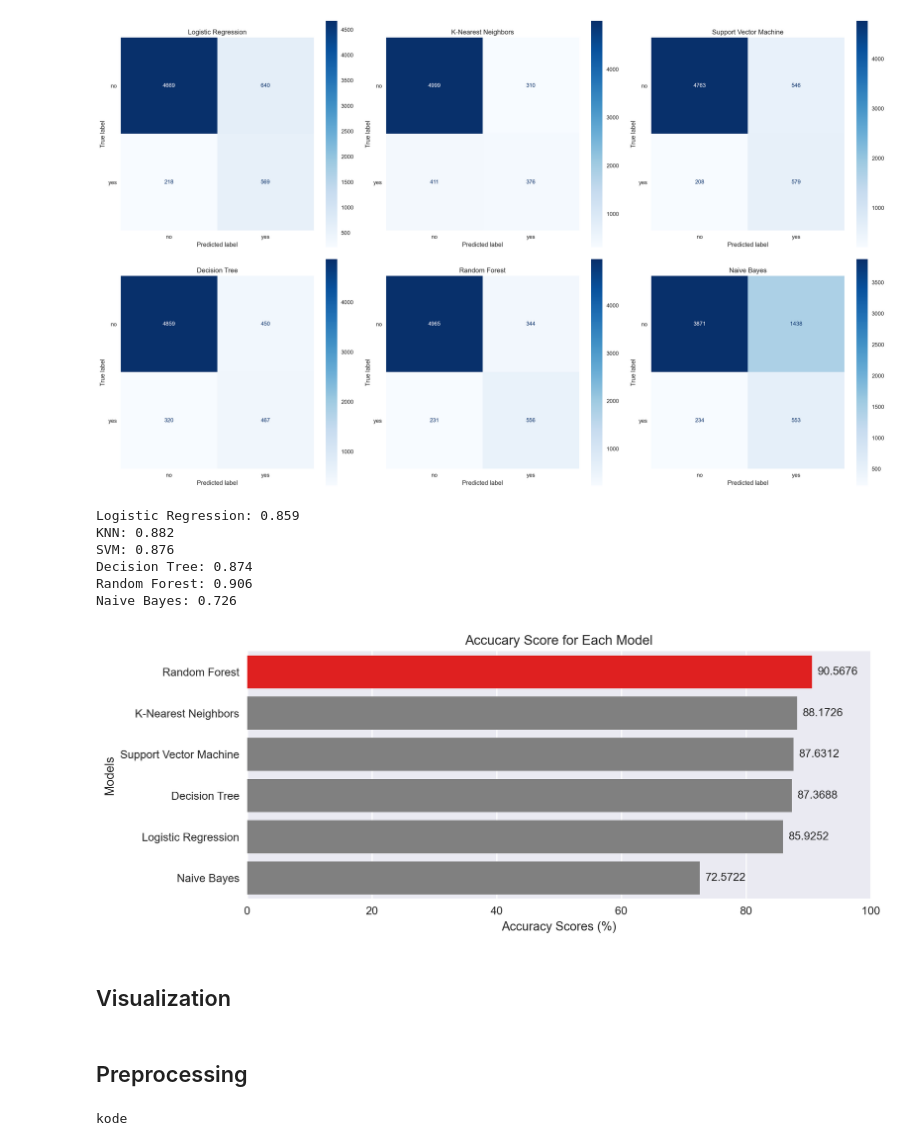
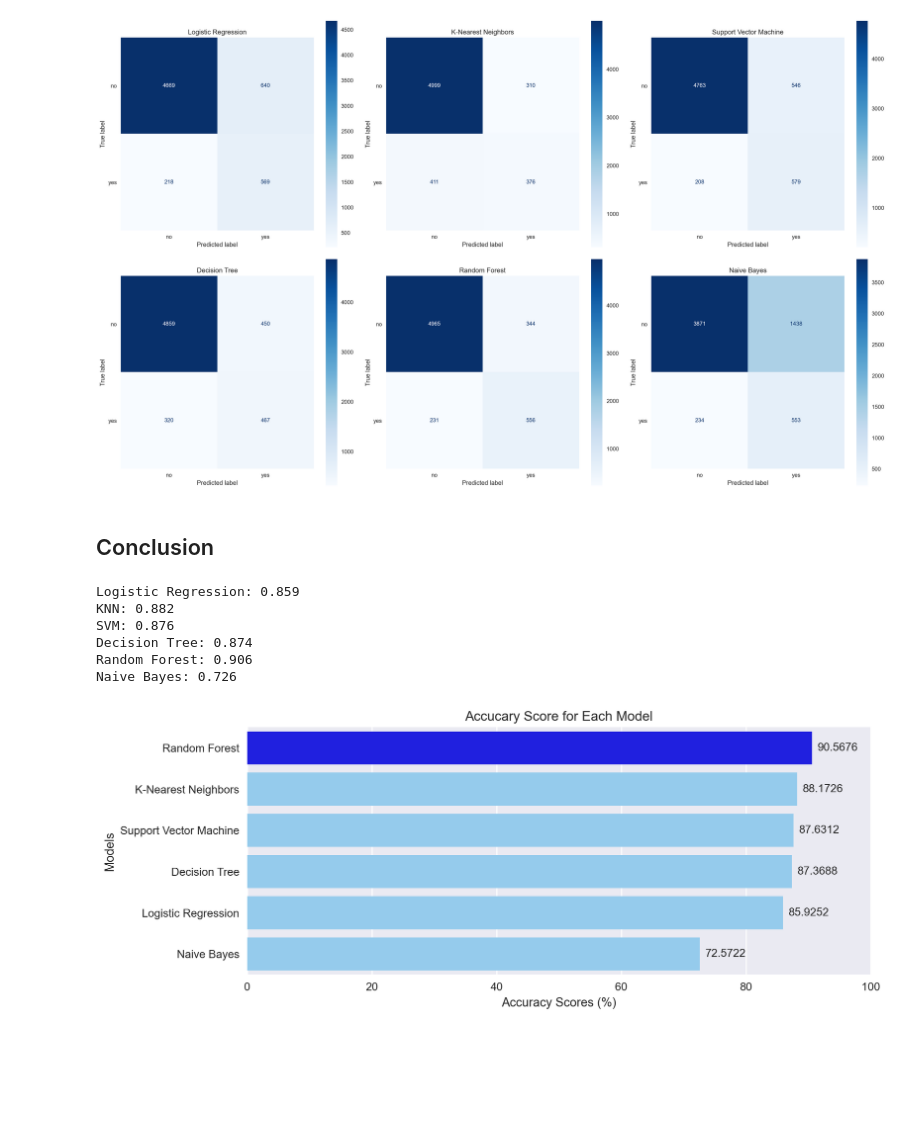
Before and after one commit to yusrainiasraa/Hacktiv8, a Jupyter notebook: Assignment/PYTN_Assgn_3_5_Yusraini/PYTN_Assgn_3_5_Yusraini.ipynb, the cells around one changed output. Saved outputs shown, nothing was run; the diff lists cells and outputs as text; code cells hidden in the pictures; blank space fills up the shorter version.

```diff
--- a/Assignment/PYTN_Assgn_3_5_Yusraini/PYTN_Assgn_3_5_Yusraini.ipynb
+++ b/Assignment/PYTN_Assgn_3_5_Yusraini/PYTN_Assgn_3_5_Yusraini.ipynb
@@ -186,7 +259,7 @@ plt.show()
 # %%
-from dython.nominal import identify_numeric_columns,identify_nominal_columns
-
+# Terlebih dahulu pisahkan categorical dan numerical columns
 cat_columns,num_columns = identify_nominal_columns(df),identify_numeric_columns(df)
+cat_columns.remove('y')
 for i,j in zip(["Categorical Columns","Numerical Columns"],[cat_columns,num_columns]):
     print(f"{i}\t: {j}")
 # %% [output]
@@ -194,24 +267 @@ Categorical Columns     : ['job', 'marital', 'education', 'default', 'housing',
 Numerical Columns       : ['age', 'duration', 'campaign', 'pdays', 'previous', 'emp.var.rate', 'cons.price.idx', 'cons.conf.idx', 'euribor3m', 'nr.employed']
-# %%
-numeric_variables = ['age', 'duration', 'pdays', 'previous',
-                     'emp.var.rate', 'cons.price.idx', 'cons.conf.idx', 'euribor3m', 'nr.employed']
-
-num_rows = len(numeric_variables)
-num_cols = 2
-
-plt.figure(figsize=(18, 5 * num_rows))
-
-for i, num_var in enumerate(numeric_variables):
-    plt.subplot(num_rows, num_cols, i * num_cols + 1)
-    sns.boxplot(data=df, x=num_var, orient='h')
-    plt.xlabel(num_var)
-    plt.title(f"{num_var} (Box Plot)")
-
-    plt.subplot(num_rows, num_cols, i * num_cols + 2)
-    sns.histplot(data=df, x=num_var, kde=False)
-    plt.xlabel(num_var)
-    plt.ylabel('Frekuensi')
-    plt.title(f"{num_var} (Histogram)")
-
-plt.tight_layout()
-plt.show()
@@ -401,0 +450,9 @@ weighted avg       0.86      0.73      0.77      6096
+# %%
+e,x = sp.Symbol("e"),sp.Symbol("(x)")
+x_symbols = [sp.Symbol(f"({i})") for i in X.columns]
+
+sums = np.round(log_model.intercept_[0],6)
+for i in range(len(X.columns)):
+    sums += x_symbols[i] * np.round(log_model.coef_[0][i],6)
+
+sp.Eq(sp.pi*x,e**sums / (1 + e**sums))
@@ -429,6 +660,8 @@ for pred,title in zip([preds],[titles]):
     plt.show()
 # %% [output]
 [figure]
+# %% [markdown]
+## Conclusion
 # %%
 print("Logistic Regression:", round(accuracy_score(y_test, log_pred), 3))
 print("KNN:", round(accuracy_score(y_test, knn_pred), 3))
@@ -446,36 +679,27 @@ Naive Bayes: 0.726
 # %%
 preds = [log_pred,knn_pred,svm_pred,dt_pred,rf_pred,nb_pred]
 models = ["Logistic Regression","K-Nearest Neighbors","Support Vector Machine","Decision Tree","Random Forest", "Naive Bayes"]
 
 accuracy_scores = [accuracy_score(y_test,i)*100 for i in preds]
 
 comparison = pd.DataFrame(
     data=accuracy_scores,columns=["Accuracy Scores"],index=models
 ).sort_values("Accuracy Scores",ascending=False)
 
 plt.figure(figsize=(10,4),dpi=200)
 barplot = sns.barplot(
     data=comparison,
     x="Accuracy Scores",
     y=comparison.index,
     orient="h",
-    palette=["red" if i == comparison.head(1).iloc[0,0] else "grey" for i in comparison["Accuracy Scores"]]
+    palette=["blue" if i == comparison.head(1).iloc[0,0] else "lightskyblue" for i in comparison["Accuracy Scores"]]
 )
 for bars in barplot.containers:
     barplot.bar_label(bars,padding=5)
 plt.title("Accucary Score for Each Model")
 plt.xlabel("Accuracy Scores (%)")
 plt.ylabel("Models")
 plt.xlim(xmax=100)
 plt.show()
 # %% [output]
-[figure, old version]
+[figure, new version]
-# %% [markdown]
-## Visualization
-# %% [markdown]
-## Preprocessing
-# %%
-people=('kode',('dev','manager'))
-print(people[0])
-# %% [output]
-kode
```
Also changed, not shown: parts of 79 cells of this notebook.
